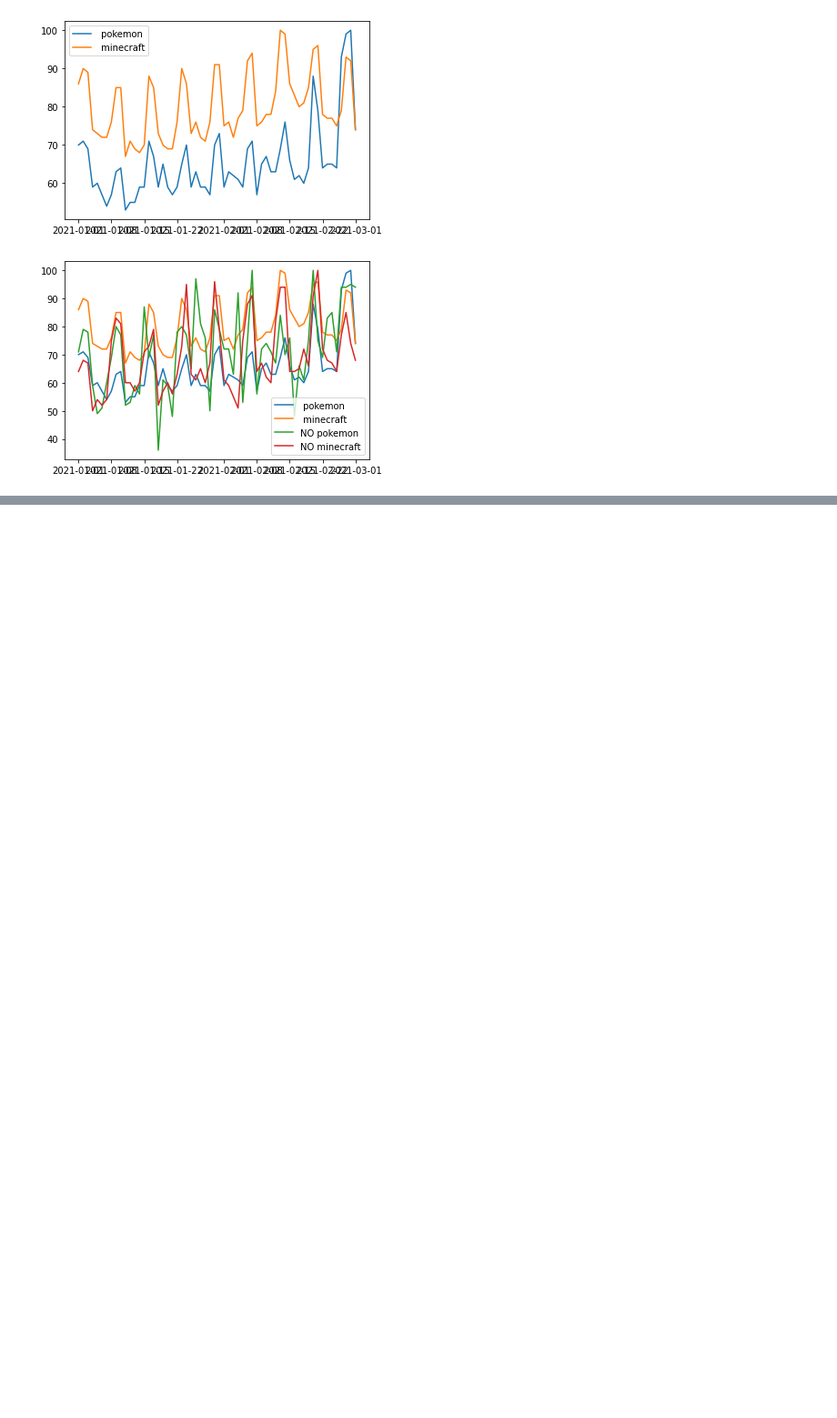
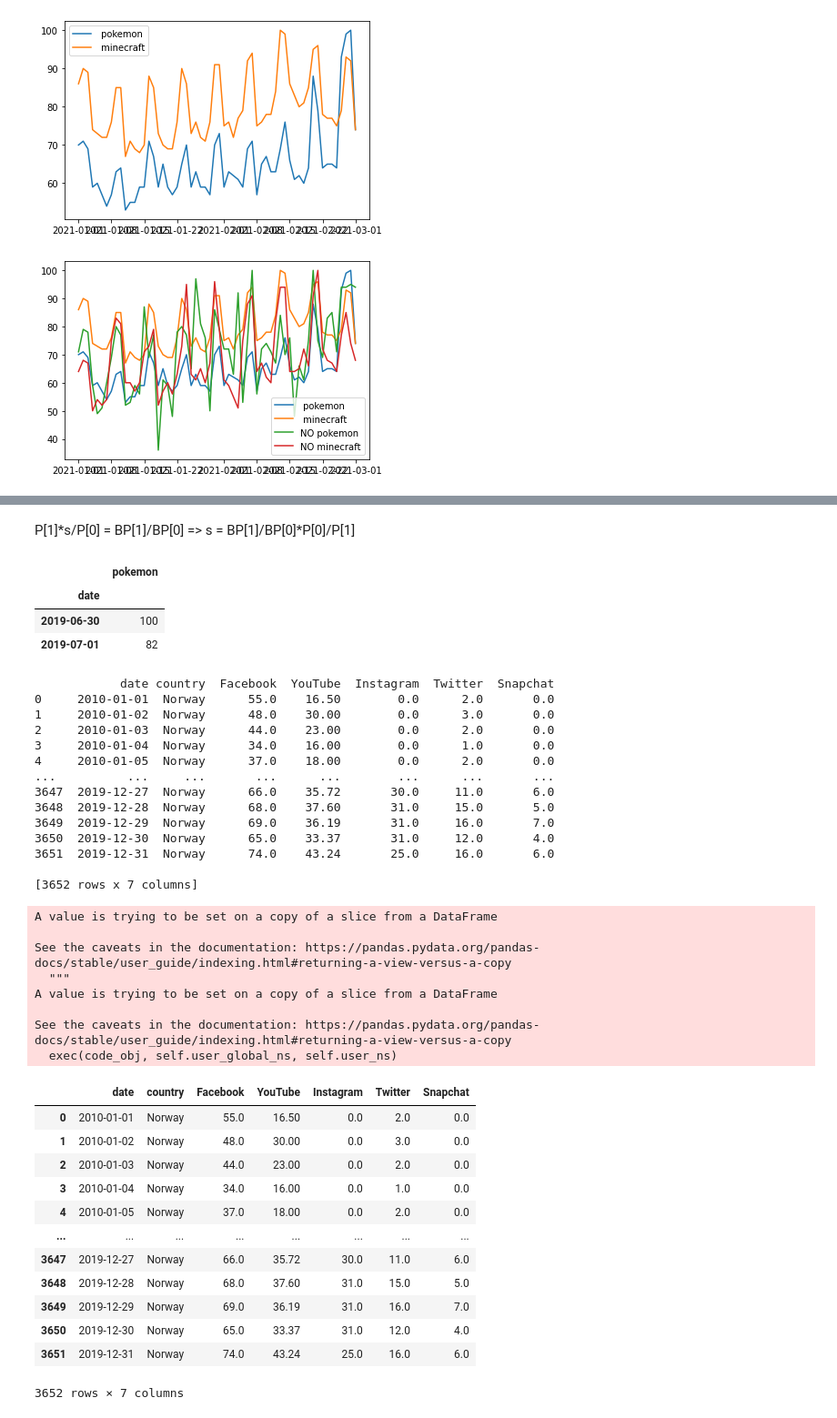
Before and after one commit to andreasoie/bigdata, a Jupyter notebook: pytrends.ipynb, the cells around one changed output, grey strips where cells are left out. Shown: that part at 91% size. Cells and saved outputs as stored; diff of their text form; code cells hidden in the pictures; blank space fills up the shorter version.

```diff
--- a/pytrends.ipynb
+++ b/pytrends.ipynb
@@ -250,0 +342,11 @@ plt.show()
+# %%
+import pandas as pd
+import numpy as np
+
+df = pd.read_csv('Trends/db_0.csv')
+#df["sum"] = df.sum(axis=1)
+
+#df["sum"] = 100*df["sum"]/df["sum"].max()
+
+#print(df["Twitter"].max())
+df.columns[2]
@@ -269,0 +480,65 @@ plt.show()
+# %% [markdown]
+P[1]*s/P[0] = BP[1]/BP[0] => s = BP[1]/BP[0]*P[0]/P[1]
+# %%
+from pytrends.request import TrendReq
+
+def get_historical_dataframe(keyword, timeframe, geo=''):
+    kw_list = [keyword]
+    pytrend = TrendReq(hl='en-US', tz=360, timeout=(10,25), retries=2, backoff_factor=0.1, requests_args={'verify':False})
+    pytrend.build_payload(kw_list, timeframe=timeframe, geo=geo)
+
+    # next we make the dataframe for this word over the period
+    df = pytrend.interest_over_time()
+
+    return df.drop(columns=["isPartial"])
+
+test_df = get_historical_dataframe("pokemon","2019-06-30 2019-07-01")
+test_df
+# %% [output]
+|  | pokemon |
+| date |  |
+| 2019-06-30 | 100 |
+| 2019-07-01 | 82 |
+# %%
+s = 0.5
+df_nor.reset_index(inplace=True,drop=True)
+print(df_nor)
+
+df_nor["YouTube"][62] = df_nor["YouTube"][62]*s
+df_nor
+# %% [output]
+            date country  Facebook  YouTube  Instagram  Twitter  Snapchat
+0     2010-01-01  Norway      55.0    16.50        0.0      2.0       0.0
+1     2010-01-02  Norway      48.0    30.00        0.0      3.0       0.0
+2     2010-01-03  Norway      44.0    23.00        0.0      2.0       0.0
+3     2010-01-04  Norway      34.0    16.00        0.0      1.0       0.0
+4     2010-01-05  Norway      37.0    18.00        0.0      2.0       0.0
+...          ...     ...       ...      ...        ...      ...       ...
+3647  2019-12-27  Norway      66.0    35.72       30.0     11.0       6.0
+3648  2019-12-28  Norway      68.0    37.60       31.0     15.0       5.0
+3649  2019-12-29  Norway      69.0    36.19       31.0     16.0       7.0
+3650  2019-12-30  Norway      65.0    33.37       31.0     12.0       4.0
+3651  2019-12-31  Norway      74.0    43.24       25.0     16.0       6.0
+
+[3652 rows x 7 columns]
+A value is trying to be set on a copy of a slice from a DataFrame
+
+See the caveats in the documentation: https://pandas.pydata.org/pandas-docs/stable/user_guide/indexing.html#returning-a-view-versus-a-copy
+  """
+A value is trying to be set on a copy of a slice from a DataFrame
+
+See the caveats in the documentation: https://pandas.pydata.org/pandas-docs/stable/user_guide/indexing.html#returning-a-view-versus-a-copy
+  exec(code_obj, self.user_global_ns, self.user_ns)
+|  | date | country | Facebook | YouTube | Instagram | Twitter | Snapchat |
+| 0 | 2010-01-01 | Norway | 55.0 | 16.50 | 0.0 | 2.0 | 0.0 |
+| 1 | 2010-01-02 | Norway | 48.0 | 30.00 | 0.0 | 3.0 | 0.0 |
+| 2 | 2010-01-03 | Norway | 44.0 | 23.00 | 0.0 | 2.0 | 0.0 |
+| 3 | 2010-01-04 | Norway | 34.0 | 16.00 | 0.0 | 1.0 | 0.0 |
+| 4 | 2010-01-05 | Norway | 37.0 | 18.00 | 0.0 | 2.0 | 0.0 |
+| ... | ... | ... | ... | ... | ... | ... | ... |
+| 3647 | 2019-12-27 | Norway | 66.0 | 35.72 | 30.0 | 11.0 | 6.0 |
+| 3648 | 2019-12-28 | Norway | 68.0 | 37.60 | 31.0 | 15.0 | 5.0 |
+| 3649 | 2019-12-29 | Norway | 69.0 | 36.19 | 31.0 | 16.0 | 7.0 |
+| 3650 | 2019-12-30 | Norway | 65.0 | 33.37 | 31.0 | 12.0 | 4.0 |
+| 3651 | 2019-12-31 | Norway | 74.0 | 43.24 | 25.0 | 16.0 | 6.0 |
+3652 rows × 7 columns
```
Also changed, not shown: parts of 7 cells of this notebook, 2 other files.
